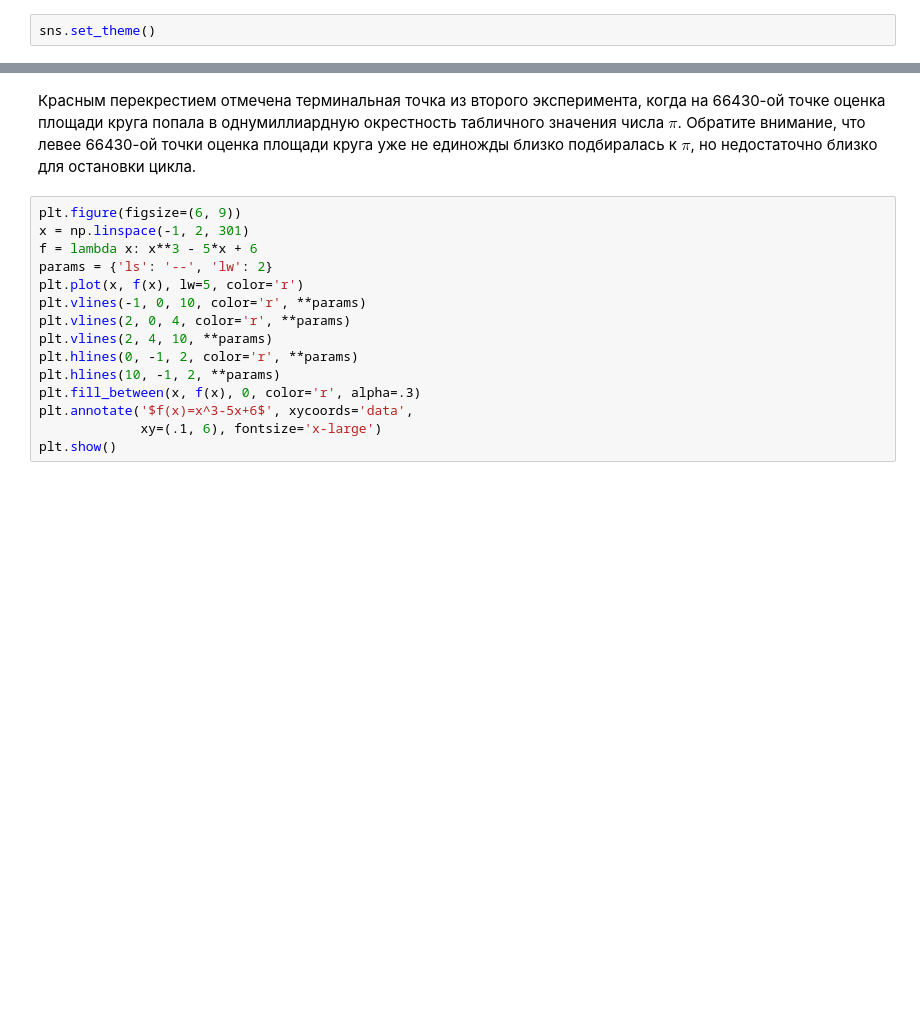
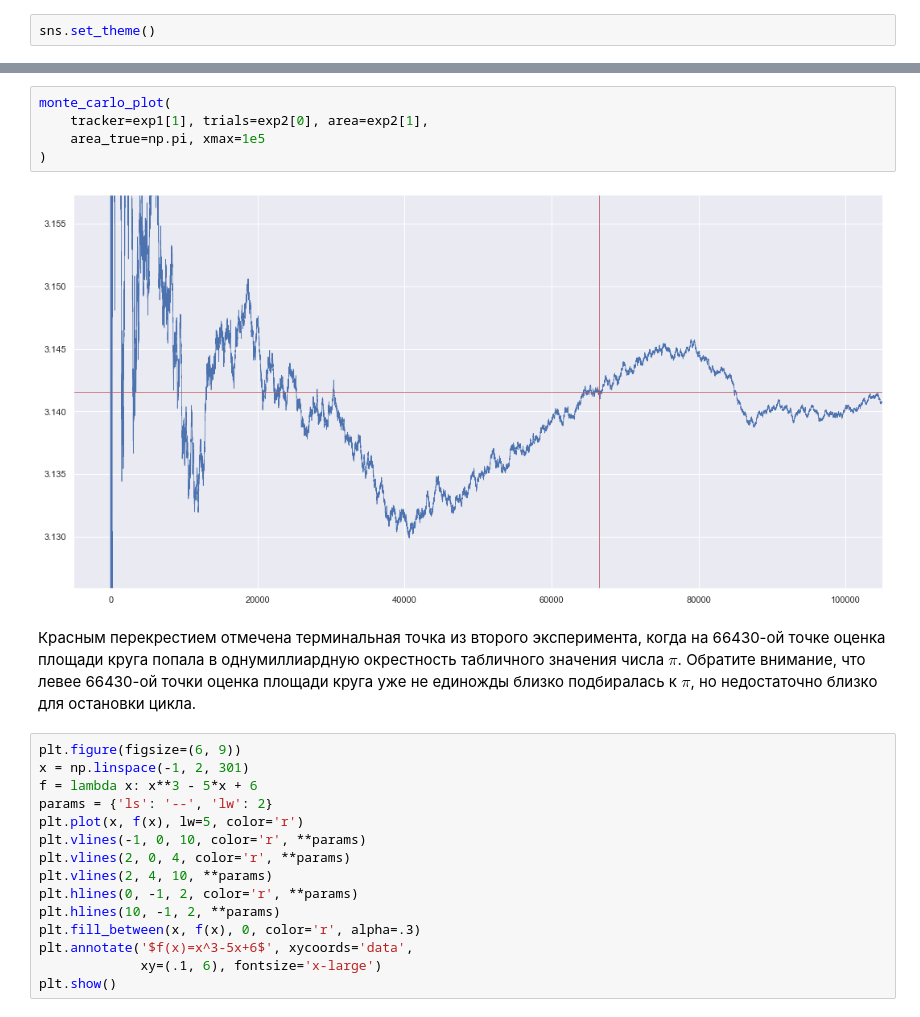
Before and after one commit to EvgenyMeredelin/appstat, a Jupyter notebook: appstat_03.ipynb, the cells around one changed output, grey strips where cells are left out. Drawn from its saved outputs; the diff is of its cells as text; blank space fills up the shorter version.

```diff
--- a/appstat_03.ipynb
+++ b/appstat_03.ipynb
@@ -107,3 +132,10 @@ monte_carlo_pi(xmax=1e5)
+# %%
+monte_carlo_plot(
+    tracker=exp1[1], trials=exp2[0], area=exp2[1],
+    area_true=np.pi, xmax=1e5
+)
+# %% [output]
+[figure, added]
 # %% [markdown]
 Красным перекрестием отмечена терминальная точка из второго эксперимента, когда на 66430-ой точке оценка площади круга попала в однумиллиардную окрестность табличного значения числа $\pi$. Обратите внимание, что левее 66430-ой точки оценка площади круга уже не единожды близко подбиралась к $\pi$, но недостаточно близко для остановки цикла.
 # %%
```
Also changed, not shown: parts of 29 cells of this notebook.
